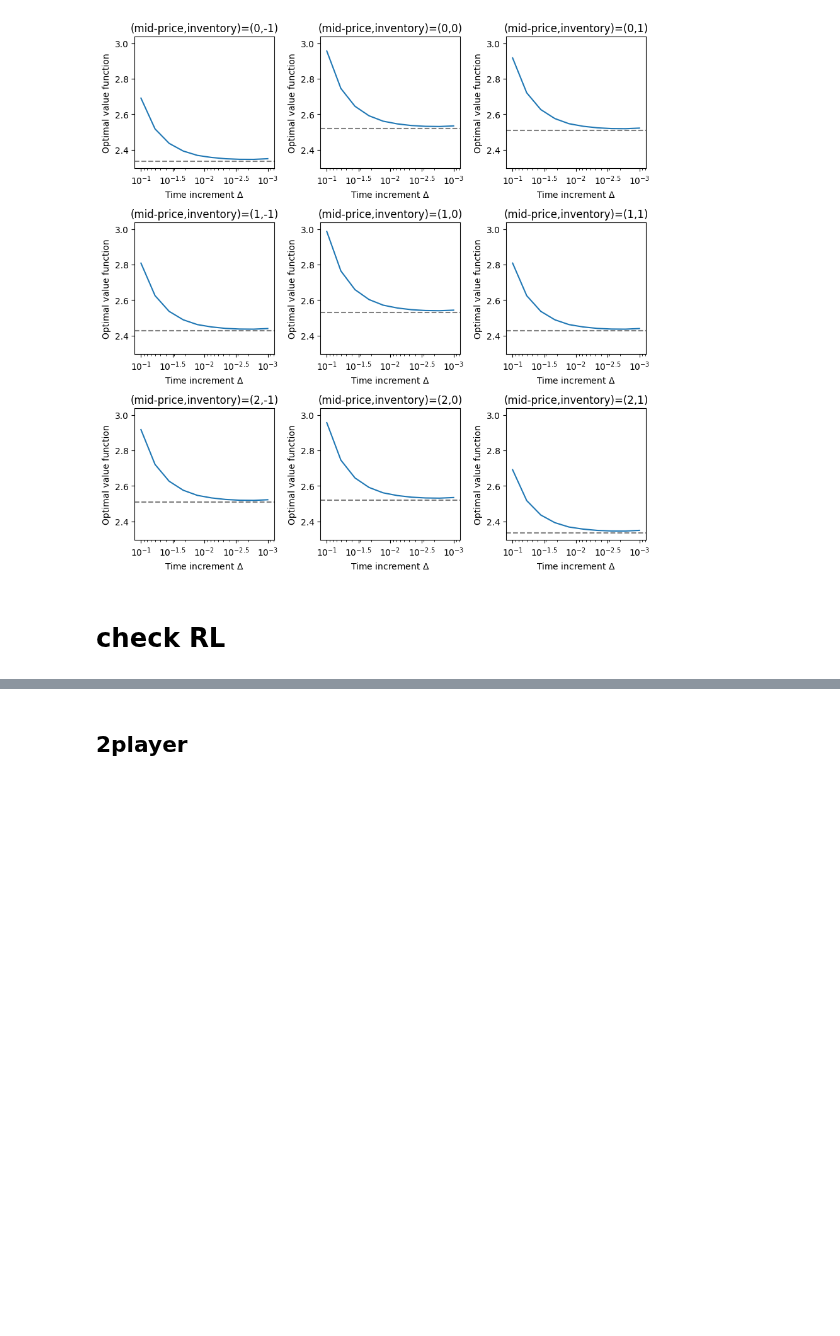
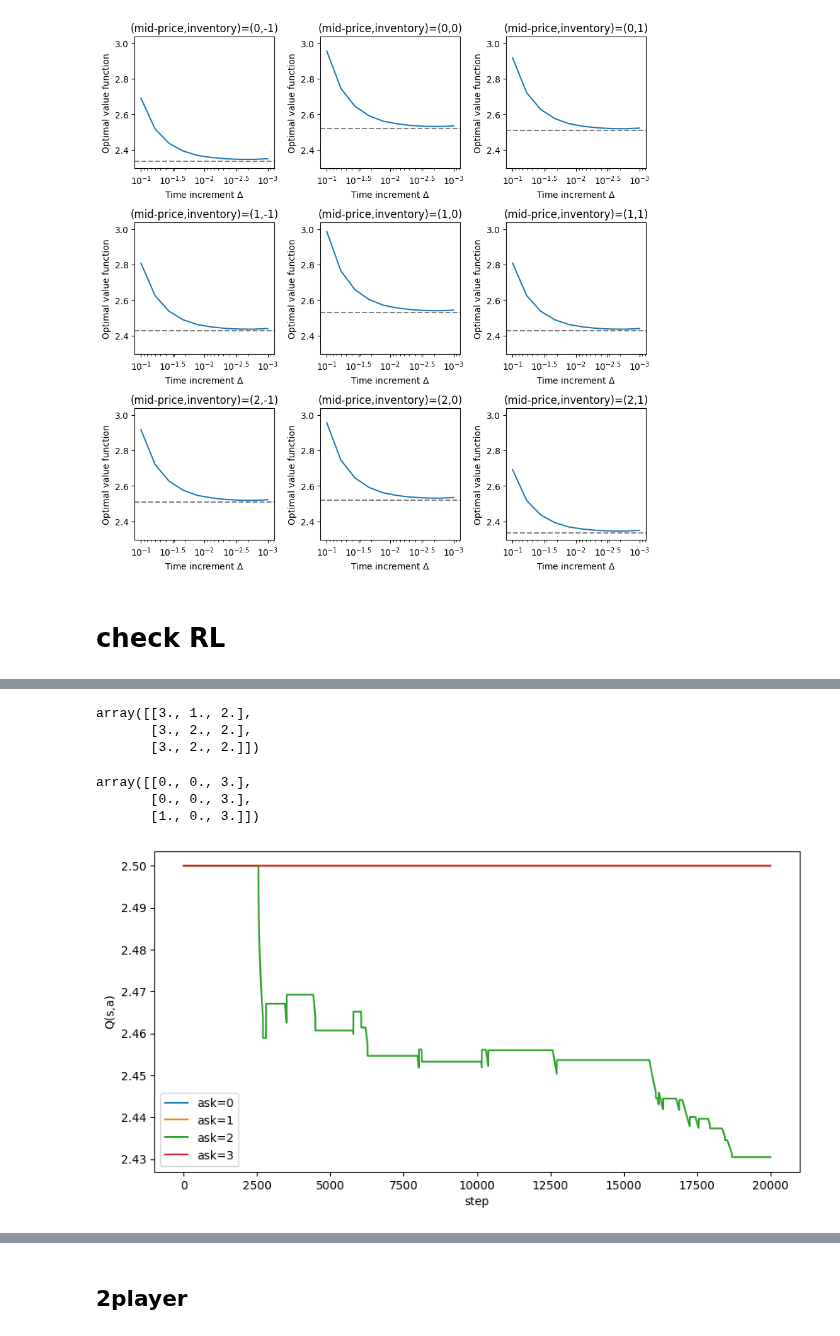
Before and after one commit to zyh-pku/Reinforcement-Learning-and-Market-Making, a Jupyter notebook: doc/single_agent_large_dim_true_value.ipynb, the cells around one changed output, grey strips where cells are left out. Cells and saved outputs as stored; diff of their text form; code cells hidden in the pictures; blank space fills up the shorter version.

```diff
--- a/doc/single_agent_large_dim_true_value.ipynb
+++ b/doc/single_agent_large_dim_true_value.ipynb
@@ -107,15 +80,3 @@ dim_midprice_grid = 2*dim_price_grid-1
 dim_inventory_grid = 2*bound_inventory+1
 dim_action_ask_price = dim_price_grid+2
 dim_action_buy_price = dim_price_grid+2
-Delta = 0.1
-
-
-env = MarketEnvironment(dim_price_grid, bound_inventory, dim_action_ask_price, dim_action_buy_price, Delta)
-env.reset()
-
-agent = QLearningAgent(env, dim_midprice_grid, dim_inventory_grid, dim_action_ask_price, dim_action_buy_price, Delta,
-                            UCB=False,
-                            V_RL_iter_threshold = 0.065, V_RL_iter_initial = 2.5, N_RL_iter=2*10**4, N_learning_steps=2*10**4,
-                        lr_exponent=0.501, exp_epoch=20,  exp=0.8, exp0=0.5,
-                        Bellman_iter_V_initial=2.5, N_Bellman_iter = 1000, Bellman_iter_threshold=1e-5)
-# agent.print_true_values_and_plot_Bellman_iteration()
@@ -121,0 +118,29 @@ agent = QLearningAgent(env, dim_midprice_grid, dim_inventory_grid, dim_action_as
+# %%
+agent_1.action_ask_price_RL
+# %% [output]
+array([[3., 1., 2.],
+       [3., 2., 2.],
+       [3., 2., 2.]])
+# %%
+agent_1.action_buy_price_RL
+# %% [output]
+array([[0., 0., 3.],
+       [0., 0., 3.],
+       [1., 0., 3.]])
+# %%
+def plot_Q_table(agent,idx_midprice=2, idx_inventory=2):
+    plt.figure(1, figsize=(10, 5))
+    M=agent.N_RL_iter
+    idx_buy_price = 3
+    for idx_ask_price in range(dim_action_ask_price):
+        plt.plot(agent.Q_table_track[idx_midprice, idx_inventory, idx_ask_price, idx_buy_price,:M], label=f'ask={idx_ask_price}')
+    # idx_ask_price = 3
+    # for idx_buy_price in range(dim_action_buy_price):
+    #     plt.plot(agent.Q_table_track[idx_midprice, idx_inventory, idx_ask_price, idx_buy_price,:M], label=f'buy={idx_buy_price}')
+    plt.legend()
+    plt.xlabel('step')
+    plt.ylabel('Q(s,a)')
+    plt.show()
+plot_Q_table(agent_1)
+# %% [output]
+[figure, added]
```
Also changed, not shown: parts of 7 cells of this notebook.
